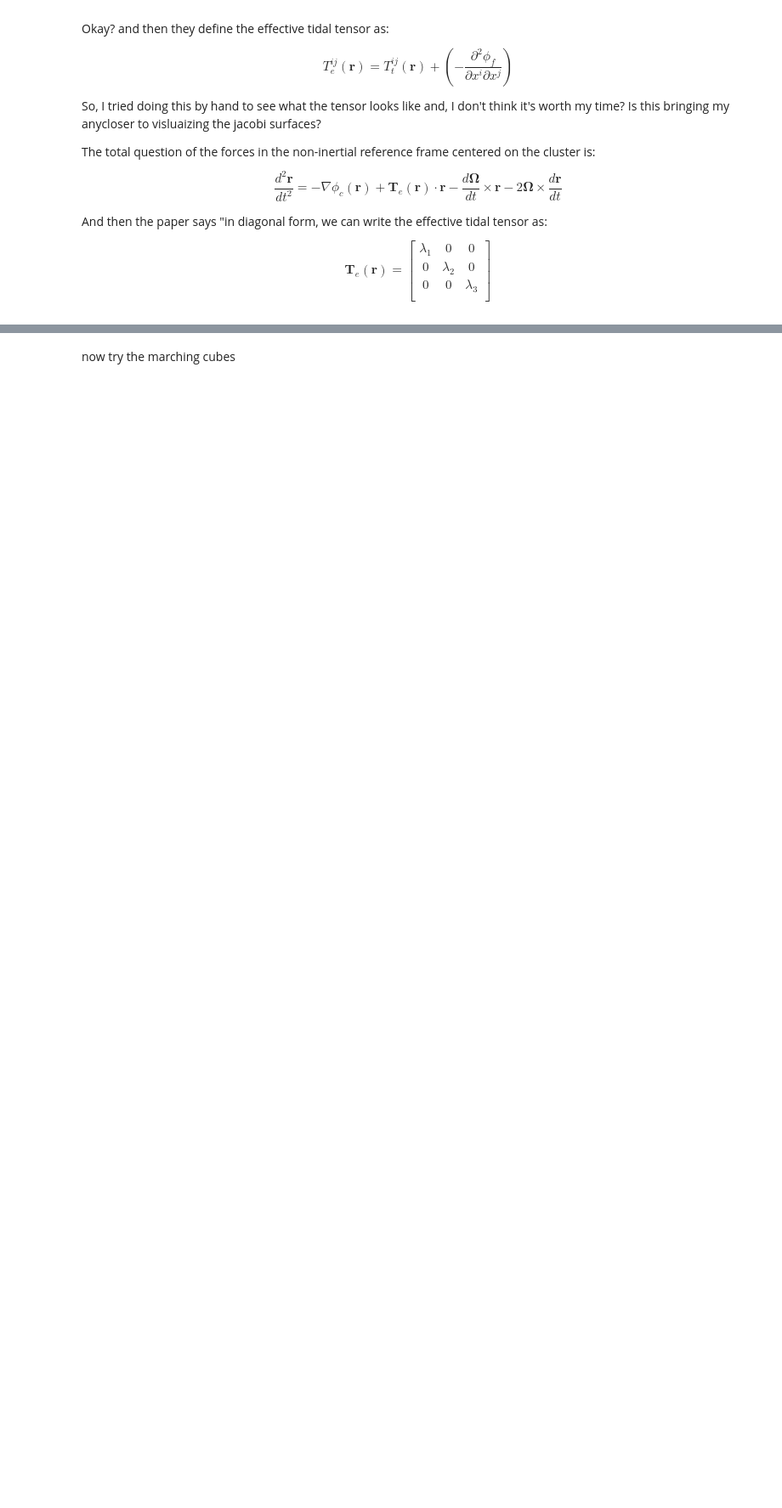
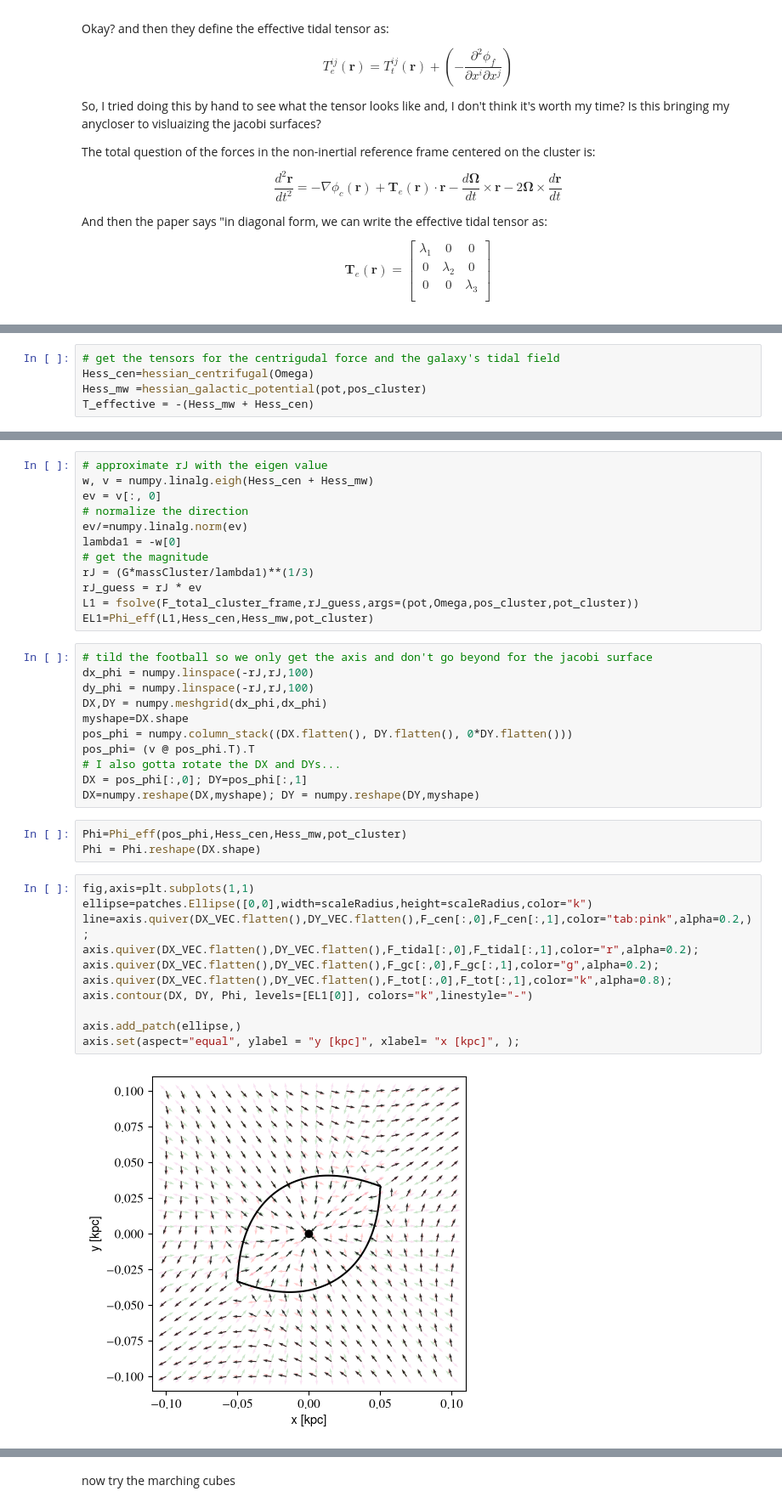
Before and after one commit to salvatore-ferrone/bar-dynamics, a Jupyter notebook: pedagogy/renaud_2011.ipynb, the cells around one changed output, grey strips where cells are left out. Shown at 85% size. Cells and saved outputs as stored; diff of their text form; blank space fills up the shorter version.

Commit message:
I have my 3D surface

```diff
--- a/pedagogy/renaud_2011.ipynb
+++ b/pedagogy/renaud_2011.ipynb
@@ -218,0 +124,5 @@ plt.show()
+# %%
+# get the tensors for the centrigudal force and the galaxy's tidal field
+Hess_cen=hessian_centrifugal(Omega)
+Hess_mw =hessian_galactic_potential(pot,pos_cluster)
+T_effective = -(Hess_mw + Hess_cen)
@@ -218,0 +142,39 @@ plt.show()
+# %%
+# approximate rJ with the eigen value
+w, v = numpy.linalg.eigh(Hess_cen + Hess_mw)
+ev = v[:, 0]
+# normalize the direction
+ev/=numpy.linalg.norm(ev)
+lambda1 = -w[0]
+# get the magnitude
+rJ = (G*massCluster/lambda1)**(1/3)
+rJ_guess = rJ * ev
+L1 = fsolve(F_total_cluster_frame,rJ_guess,args=(pot,Omega,pos_cluster,pot_cluster))
+EL1=Phi_eff(L1,Hess_cen,Hess_mw,pot_cluster)
+# %%
+# tild the football so we only get the axis and don't go beyond for the jacobi surface
+dx_phi = numpy.linspace(-rJ,rJ,100)
+dy_phi = numpy.linspace(-rJ,rJ,100)
+DX,DY = numpy.meshgrid(dx_phi,dx_phi)
+myshape=DX.shape
+pos_phi = numpy.column_stack((DX.flatten(), DY.flatten(), 0*DY.flatten()))
+pos_phi= (v @ pos_phi.T).T
+# I also gotta rotate the DX and DYs...
+DX = pos_phi[:,0]; DY=pos_phi[:,1]
+DX=numpy.reshape(DX,myshape); DY = numpy.reshape(DY,myshape)
+# %%
+Phi=Phi_eff(pos_phi,Hess_cen,Hess_mw,pot_cluster)
+Phi = Phi.reshape(DX.shape)
+# %%
+fig,axis=plt.subplots(1,1)
+ellipse=patches.Ellipse([0,0],width=scaleRadius,height=scaleRadius,color="k")
+line=axis.quiver(DX_VEC.flatten(),DY_VEC.flatten(),F_cen[:,0],F_cen[:,1],color="tab:pink",alpha=0.2,);
+axis.quiver(DX_VEC.flatten(),DY_VEC.flatten(),F_tidal[:,0],F_tidal[:,1],color="r",alpha=0.2);
+axis.quiver(DX_VEC.flatten(),DY_VEC.flatten(),F_gc[:,0],F_gc[:,1],color="g",alpha=0.2);
+axis.quiver(DX_VEC.flatten(),DY_VEC.flatten(),F_tot[:,0],F_tot[:,1],color="k",alpha=0.8);
+axis.contour(DX, DY, Phi, levels=[EL1[0]], colors="k",linestyle="-")
+
+axis.add_patch(ellipse,)
+axis.set(aspect="equal", ylabel = "y [kpc]", xlabel= "x [kpc]", );
+# %% [output]
+[figure, added]
```
Also changed, not shown: parts of 31 cells of this notebook, 1 other file.
